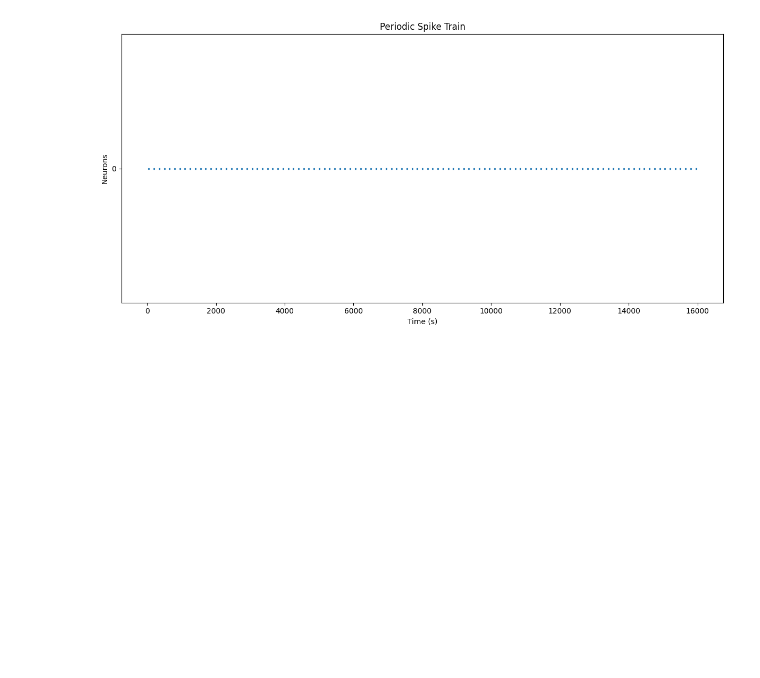
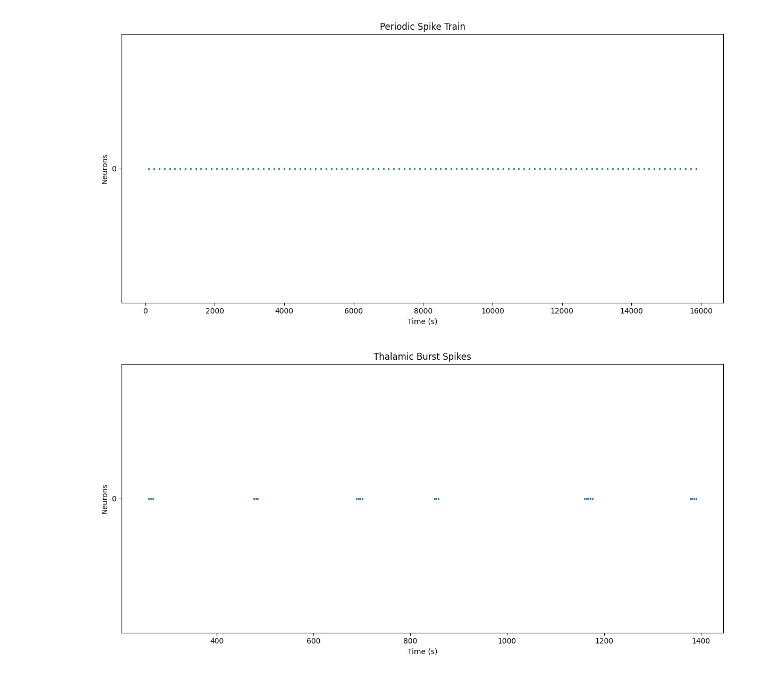
Before and after one commit to Artori-kun/SNN-Entropy, a Jupyter notebook: LIF-audio.ipynb, the cells around one changed output. Cells and saved outputs as stored; diff of their text form; code cells hidden in the pictures; blank space fills up the shorter version.

```diff
--- a/LIF-audio.ipynb
+++ b/LIF-audio.ipynb
@@ -73,5 +73,14 @@ generator.plot_spike_train(
 )
 # %% [output]
 [figure]
+# %%
+thalamic_burst_spikes = generator.generate_thalamic_burst_spikes(
+    n_neurons=1,
+    duration=1
+)
+
+generator.plot_spike_train(thalamic_burst_spikes, title="Thalamic Burst Spikes")
+# %% [output]
+[figure, added]
 # %%
 from snn.snn import SpikingNeuralNetwork
```
Also changed, not shown: parts of 6 cells of this notebook, 40 other files.
